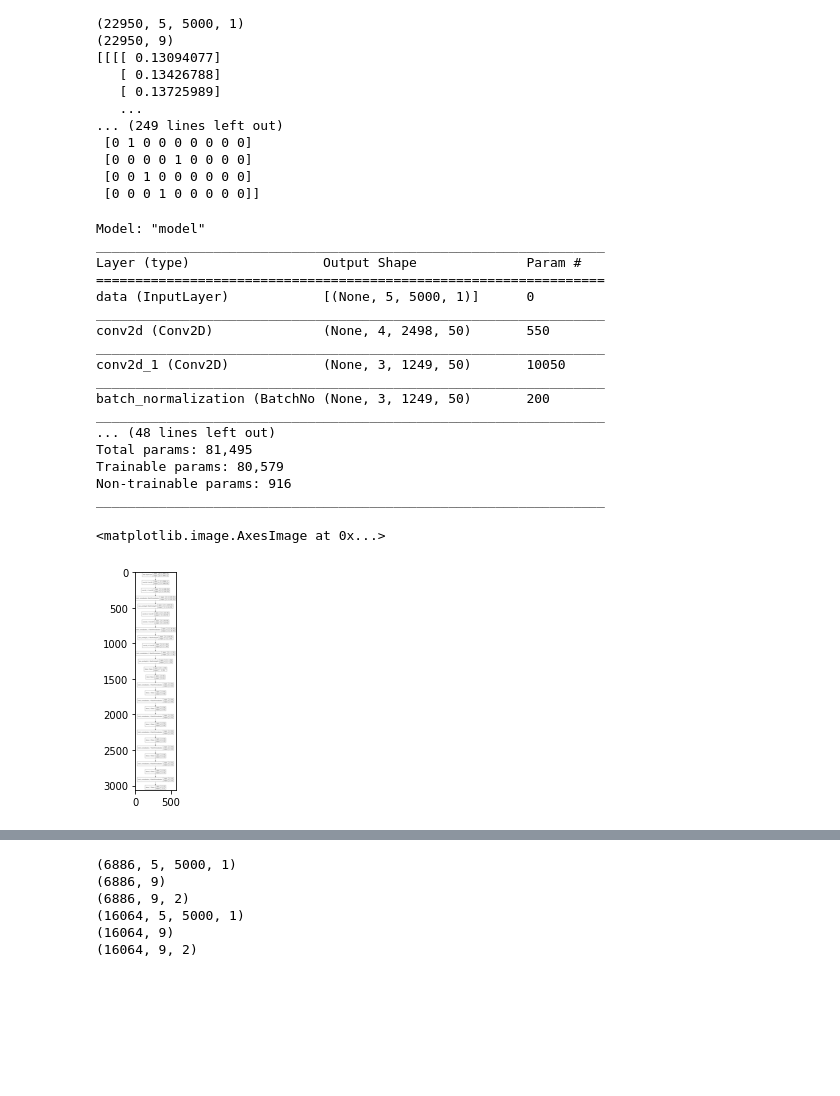
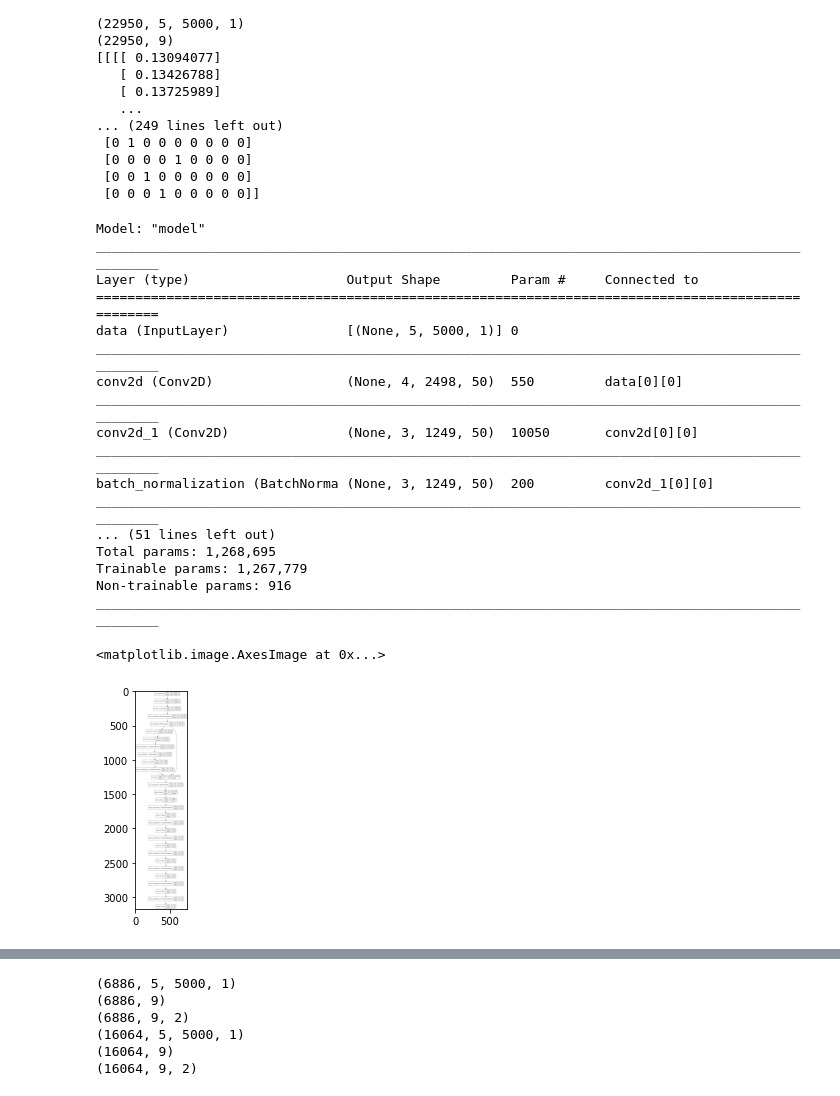
Before and after one commit to Ashraf-Saleh/Fault-Detect, a Jupyter notebook: Fault_Detect.ipynb, the cells around one changed output, grey strips where cells are left out. Cells and saved outputs as stored; diff of their text form; code cells hidden in the pictures; blank space fills up the shorter version.

Commit message:
More Deep - Batch Norm - Res Net (1)

```diff
--- a/Fault_Detect.ipynb
+++ b/Fault_Detect.ipynb
@@ -78,16 +78,17 @@ inputs = keras.Input(shape = (Train_X.shape[1], Train_X.shape[2], Train_X.shape[
 x = layers.Conv2D(filters = 50, kernel_size = (2, 5),strides=(1, 2), activation = "relu") (inputs)
 x = layers.Conv2D(filters = 50, kernel_size = (2, 2),strides=(1, 2), activation = "relu") (x)
 x = layers.BatchNormalization()(x)
-x = layers.MaxPooling2D(pool_size = (1,10)) (x)
+block_1_output = layers.MaxPooling2D(pool_size = (1,10)) (x)
 
-x = layers.Conv2D(filters = 50, kernel_size = (2,5),strides = (1, 2),padding = 'valid', activation='relu') (x)
+x = layers.Conv2D(filters = 50, kernel_size = (2,5),strides = (1, 2),padding = 'valid', activation='relu') (block_1_output)
 x = layers.Conv2D(filters = 50, kernel_size = (1,5),strides = (1, 2),padding = 'valid', activation='relu') (x)
 x = layers.BatchNormalization()(x)
-x = layers.MaxPooling2D(pool_size = (1,8)) (x)
+block_2_output = layers.MaxPooling2D(pool_size = (1,8)) (x)
 
-x = layers.Conv2D(filters = 50,kernel_size= (2, 3),strides = (1, 2), activation="relu")(x)
+x = layers.Conv2D(filters = 50,kernel_size= (2, 3),strides = (1, 2), activation="relu")(block_2_output)
 x = layers.BatchNormalization()(x)
-x = layers.MaxPooling2D(pool_size = (1,1))(x)
+block_3_output = layers.add([x, block_1_output])
+x = layers.MaxPooling2D(pool_size = (1,1))(block_3_output)
 
 #x = layers.Conv2D(filters = 50,kernel_size= (1, 10),strides = (1, 2), activation="relu")(x)
 
@@ -134,49 +135,49 @@ x = layers.BatchNormalization()(x)
 x = layers.Dense(40, activation="relu")(x)
 x = layers.BatchNormalization()(x)
 x = layers.Dense(32, activation="relu")(x)
 x = layers.BatchNormalization()(x)
 #x = layers.Dense(28, activation="relu")(x)
 #x = layers.Dense(22, activation="relu")(x)
 #block_4_output = layers.Dense(16, activation="relu")(x)
 
 #x = layers.Dense(16, activation="relu")(block_4_output)
 #x = layers.Dense(16, activation="relu")(x)
 x = layers.Dense(16, activation="relu")(x)
 x = layers.BatchNormalization()(x)
 #block_5_output = layers.add([x, block_4_output])
 
 #x = block_5_output
 #x = layers.Dropout(0.5)(x)
 outputs = layers.Dense(Train_Y.shape[1], activation='softmax')(x)
 
 
 model = keras.Model(inputs, outputs, name="model")
 
 model.compile(optimizer='adam', loss='CategoricalCrossentropy', metrics=['accuracy'])
 
 model.summary()
 plot_model(model, to_file='/content/drive/My Drive/Colab_Data/Fault_Detect/model.png',show_shapes=True)
 plt.imshow(mpimg.imread('/content/drive/My Drive/Colab_Data/Fault_Detect/model.png'))
 # %% [output]
 Model: "model"
-_________________________________________________________________
-Layer (type)                 Output Shape              Param #
-=================================================================
-data (InputLayer)            [(None, 5, 5000, 1)]      0
-_________________________________________________________________
-conv2d (Conv2D)              (None, 4, 2498, 50)       550
-_________________________________________________________________
-conv2d_1 (Conv2D)            (None, 3, 1249, 50)       10050
-_________________________________________________________________
-batch_normalization (BatchNo (None, 3, 1249, 50)       200
-_________________________________________________________________
-... (48 lines left out)
-Total params: 81,495
-Trainable params: 80,579
+__________________________________________________________________________________________________
+Layer (type)                    Output Shape         Param #     Connected to
+==================================================================================================
+data (InputLayer)               [(None, 5, 5000, 1)] 0
+__________________________________________________________________________________________________
+conv2d (Conv2D)                 (None, 4, 2498, 50)  550         data[0][0]
+__________________________________________________________________________________________________
+conv2d_1 (Conv2D)               (None, 3, 1249, 50)  10050       conv2d[0][0]
+__________________________________________________________________________________________________
+batch_normalization (BatchNorma (None, 3, 1249, 50)  200         conv2d_1[0][0]
+__________________________________________________________________________________________________
+... (51 lines left out)
+Total params: 1,268,695
+Trainable params: 1,267,779
 Non-trainable params: 916
-_________________________________________________________________
+__________________________________________________________________________________________________
 <matplotlib.image.AxesImage at 0x...>
-[figure, old version]
+[figure, new version]
 # %%
 history = model.fit(Train_X, Train_Y, epochs=1000,batch_size = 200, verbose=2)#, validation_data=(Vald_X,Vald_Y))
 # %% [output]
```
Also changed, not shown: parts of 3 cells of this notebook.
